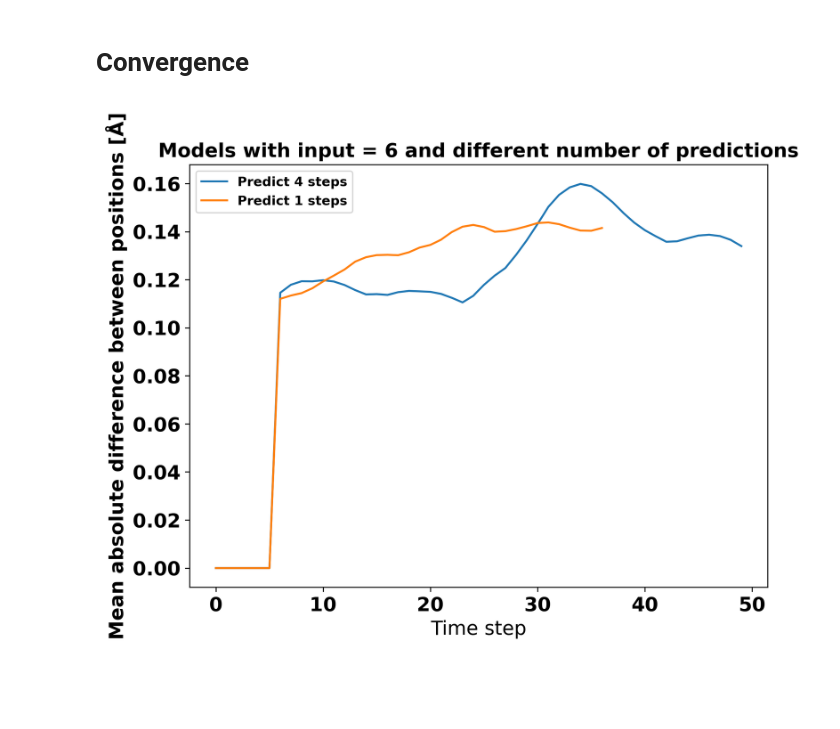
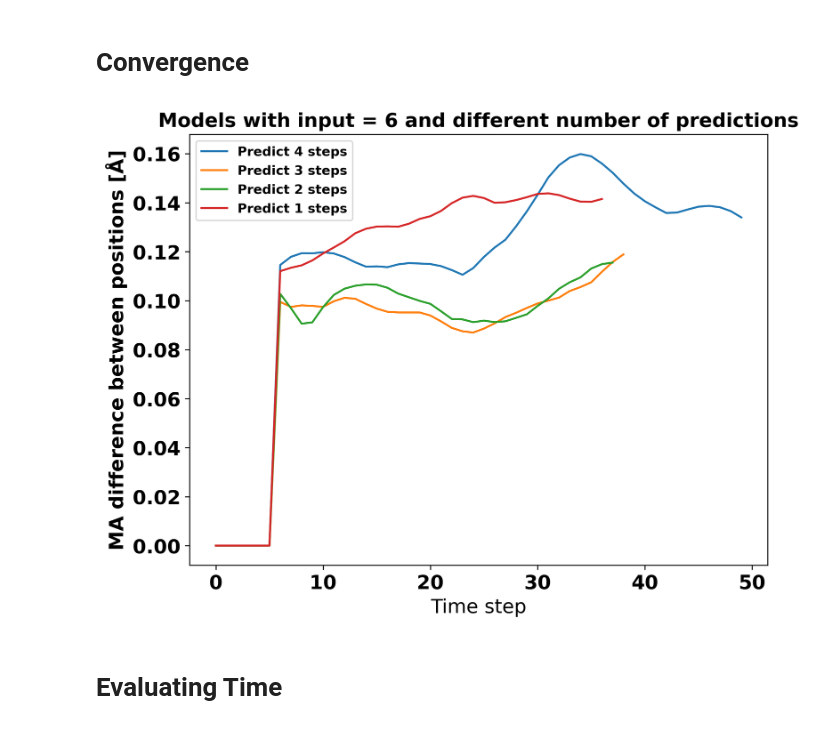
Before and after one commit to BirkDissing/Gemma_group, a Jupyter notebook: Master thesis/Code/Compare_simulations.ipynb, the cells around one changed output. Cells and saved outputs as stored; diff of their text form; code cells hidden in the pictures; blank space fills up the shorter version.

```diff
--- a/Master thesis/Code/Compare_simulations.ipynb
+++ b/Master thesis/Code/Compare_simulations.ipynb
@@ -172,0 +185,30 @@ plt.show()
+# %%
+def get_dihedral(mol, a1, a2, a3, a4):
+    dihedral = []
+    for atom in mol:
+        dihedral.append(atom.get_dihedral(a1, a2, a3, a4))
+    return dihedral
+
+N_bins = 30
+indices = [0, 3, 1, 2]
+x_range = (min(get_dihedral(mol_dyn, *indices))-0.5, max(get_dihedral(mol_dyn, *indices))+0.5)
+pred_array = np.array([[4, 3], [2, 1]])
+KS_score = np.array([[compare_KS(get_dihedral(mol_model_6_4, *indices), get_dihedral(mol_dyn, *indices))[1], compare_KS(get_dihedral(mol_model_6_3, *indices), get_dihedral(mol_dyn, *indices))[1]],[compare_KS(get_dihedral(mol_model_6_2, *indices), get_dihedral(mol_dyn, *indices))[1], compare_KS(get_dihedral(mol_model_6_1, *indices), get_dihedral(mol_dyn, *indices))[1]]])
+
+accuracy = np.array([[0.0013100016284323254,0.0007652414061652982], [0.00039734374270034413,0.00015765408233400096]])
+fig, ax = plt.subplots(2, 2, figsize=(16,14))
+ax[0, 0].hist(get_dihedral(mol_model_6_4, *indices), bins=N_bins, range=(min(get_dihedral(mol_model_6_4, *indices))-0.5, max(get_dihedral(mol_model_6_4, *indices))+0.5), density=True, label="Model", histtype="step", color="b", linewidth=2)
+ax[0, 1].hist(get_dihedral(mol_model_6_3, *indices), bins=N_bins, range=x_range, density=True, label="Model", histtype="step", color="b", linewidth=2)
+ax[1, 0].hist(get_dihedral(mol_model_6_2, *indices), bins=N_bins, range=x_range, density=True, label="Model", histtype="step", color="b", linewidth=2)
+ax[1, 1].hist(get_dihedral(mol_model_6_1, *indices), bins=N_bins, range=x_range, density=True, label="Model", histtype="step", color="b", linewidth=2)
+for i in range(2):
+    for j in range(2):
+        ax[j, i].hist(get_dihedral(mol_dyn, *indices), bins=N_bins, range=x_range, density=True, label="Pure simulation", histtype="stepfilled", color="r")
+        ax[j, i].set_title(f"Pred = {pred_array[j, i]}, mae at last prediction = {accuracy[j, i]:.1e}", fontweight="bold", fontsize=18)
+        ax[j, i].set_xlabel("Dihedral [$\degree$] between atoms in position: "+str(indices))
+        ax[j, i].set_ylabel("Count")
+        ax[j, i].legend(fontsize=16)
+
+plt.minorticks_off()
+plt.tight_layout()
+plt.show()
@@ -182,37 +248,39 @@ view(mol_dyn[:], data="charge density")
 # %%
 mol_model_6_4 = read("Data/Convergence/convergence_test.xyz", index=":")
 mol_dynamics_6_4 = read("Data/Convergence/moldyn_test.xyz", index=":")
 mol_model_6_3 = read("Data/Convergence/convergence_test_6_3.xyz", index=":")
 mol_dynamics_6_3 = read("Data/Convergence/moldyn_test_6_3.xyz", index=":")
-#mol_model_6_2 = read("Data/Convergence/convergence_test_6_2.xyz", index=":")
-#mol_dynamics_6_2 = read("Data/Convergence/moldyn_test_6_2.xyz", index=":")
+mol_model_6_2 = read("Data/Convergence/convergence_test_6_2.xyz", index=":")
+mol_dynamics_6_2 = read("Data/Convergence/moldyn_test_6_2.xyz", index=":")
 mol_model_6_1 = read("Data/Convergence/convergence_test_6_1.xyz", index=":")
 mol_dynamics_6_1 = read("Data/Convergence/moldyn_test_6_1.xyz", index=":")
 
 def get_difference(test, target):
     difference = []
     for i in range(len(test)):
         difference.append(np.mean(np.abs(test[i].get_positions()-target[i].get_positions())))
     return difference
 
 
 difference_6_4 = get_difference(mol_model_6_4, mol_dynamics_6_4)
 difference_6_3 = get_difference(mol_model_6_3, mol_dynamics_6_3)
-#difference_6_2 = get_difference(mol_model_6_2, mol_dynamics_6_2)
+difference_6_2 = get_difference(mol_model_6_2, mol_dynamics_6_2)
 difference_6_1 = get_difference(mol_model_6_1, mol_dynamics_6_1)
 
 
 
 fig, ax = plt.subplots(figsize = (8, 6))
 ax.plot(range(len(mol_model_6_4)), difference_6_4, label="Predict 4 steps")
-#ax.plot(range(len(mol_model_6_3)), difference_6_3, label="Predict 3 steps")
-#ax.plot(range(len(mol_model_6_2)), difference_6_2, label="Predict 2 steps")
+ax.plot(range(len(mol_model_6_3)), difference_6_3, label="Predict 3 steps")
+ax.plot(range(len(mol_model_6_2)), difference_6_2, label="Predict 2 steps")
 ax.plot(range(len(mol_model_6_1)), difference_6_1, label="Predict 1 steps")
 ax.set_title("Models with input = 6 and different number of predictions", fontweight="bold")
-ax.set_ylabel("Mean absolute difference between positions [Å]", fontweight="bold")
+ax.set_ylabel("MA difference between positions [Å]", fontweight="bold")
 ax.set_xlabel("Time step")
 ax.minorticks_off()
 plt.legend()
 plt.show()
 # %% [output]
-[figure, old version]
+[figure, new version]
+# %% [markdown]
+# Evaluating Time
```
Also changed, not shown: parts of 10 cells of this notebook, 5 other files.
